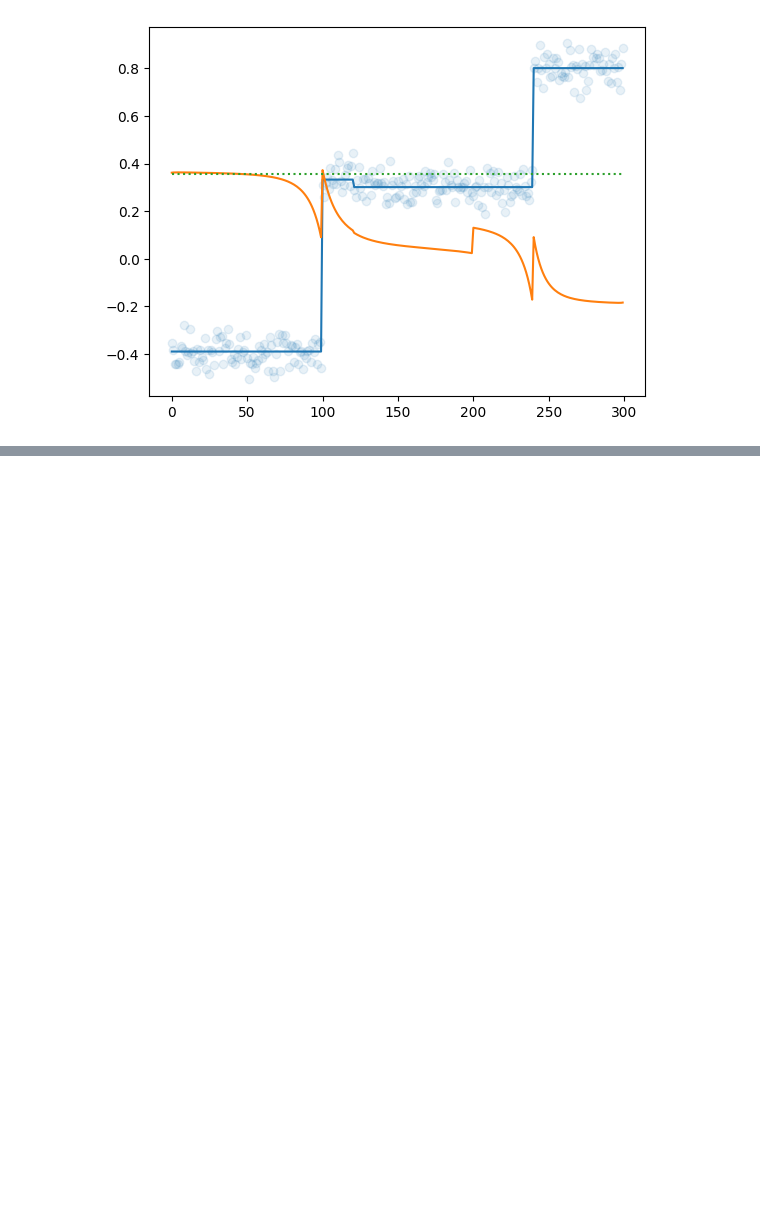
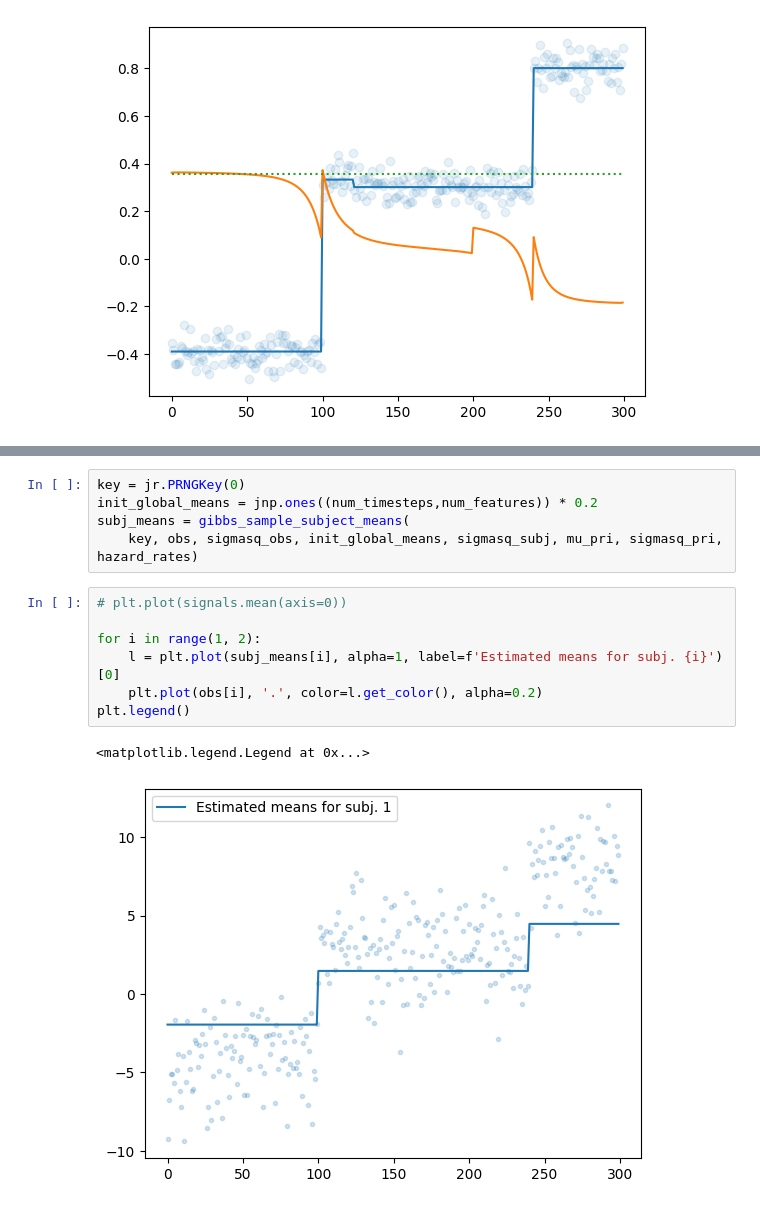
Before and after one commit to emdupre/bayes-ca, a Jupyter notebook: experiments/schematic_simulation.ipynb, the cells around one changed output, grey strips where cells are left out. Cells and saved outputs as stored; diff of their text form; blank space fills up the shorter version.

```diff
--- a/experiments/schematic_simulation.ipynb
+++ b/experiments/schematic_simulation.ipynb
@@ -325,0 +365,15 @@ plt.plot(global_means, ':')
+# %%
+key = jr.PRNGKey(0)
+init_global_means = jnp.ones((num_timesteps,num_features)) * 0.2
+subj_means = gibbs_sample_subject_means(
+    key, obs, sigmasq_obs, init_global_means, sigmasq_subj, mu_pri, sigmasq_pri, hazard_rates)
+# %%
+# plt.plot(signals.mean(axis=0))
+
+for i in range(1, 2):
+    l = plt.plot(subj_means[i], alpha=1, label=f'Estimated means for subj. {i}')[0]
+    plt.plot(obs[i], '.', color=l.get_color(), alpha=0.2)
+plt.legend()
+# %% [output]
+<matplotlib.legend.Legend at 0x...>
+[figure, added]
```
Also changed, not shown: parts of 4 cells of this notebook.
